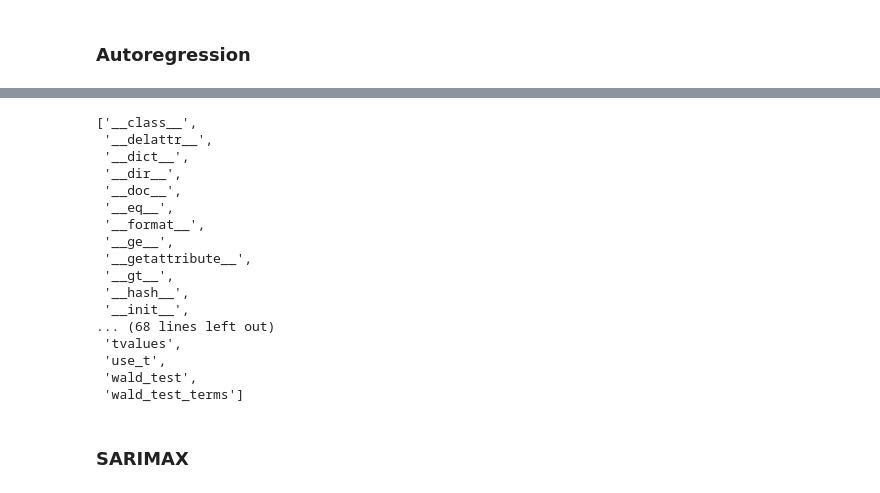
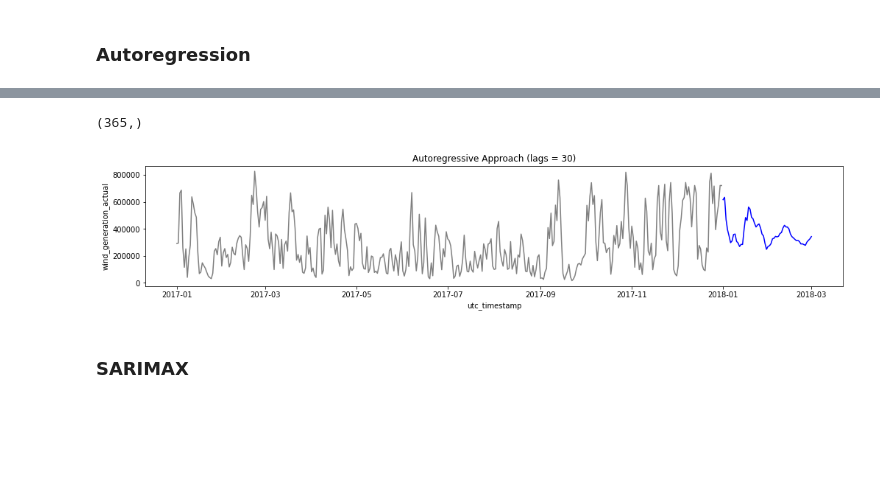
Before and after one commit to ayoskovich/wind_power, a Jupyter notebook: wind-power.ipynb, the cells around one changed output, grey strips where cells are left out. Saved outputs shown, nothing was run; the diff lists cells and outputs as text; code cells hidden in the pictures; blank space fills up the shorter version.

Commit message:
Kaggle Notebook | wind power | Version 4

```diff
--- a/wind-power.ipynb
+++ b/wind-power.ipynb
@@ -209,22 +97,32 @@ df.loc[lambda x: x['utc_timestamp'] >= datetime.datetime(2018, 2, 2)]
-# %%
-dir(model_fit)
-# %% [output]
-['__class__',
- '__delattr__',
- '__dict__',
- '__dir__',
- '__doc__',
- '__eq__',
- '__format__',
- '__ge__',
- '__getattribute__',
- '__gt__',
- '__hash__',
- '__init__',
-... (68 lines left out)
- 'tvalues',
- 'use_t',
- 'wald_test',
- 'wald_test_terms']
+# %%
+# Subset training data
+# Train model
+# Forecast x into the future
+# Compare forecasts to actual
+
+N_LAGS = 30
+train_dat = (
+    df
+    .loc[lambda x: x['utc_timestamp'].dt.year < 2018]
+    .set_index('utc_timestamp')
+    ['wind_generation_actual']
+)
+print(train_dat.shape)
+
+model = AutoReg(
+    train_dat,
+    lags=N_LAGS
+).fit()
+yhats = model.predict(start='2018-01-01', end='2018-03-01')
+
+fig, ax = plt.subplots(figsize=(17, 3))
+
+sns.lineplot(data=yhats, color='blue', ax=ax);
+sns.lineplot(data=train_dat, color='grey', ax=ax);
+
+plt.title(f'Autoregressive Approach (lags = {N_LAGS})');
+# %% [output]
+(365,)
+[figure, added]
 # %% [markdown]
 ### SARIMAX
```
Also changed, not shown: parts of 15 cells of this notebook.
